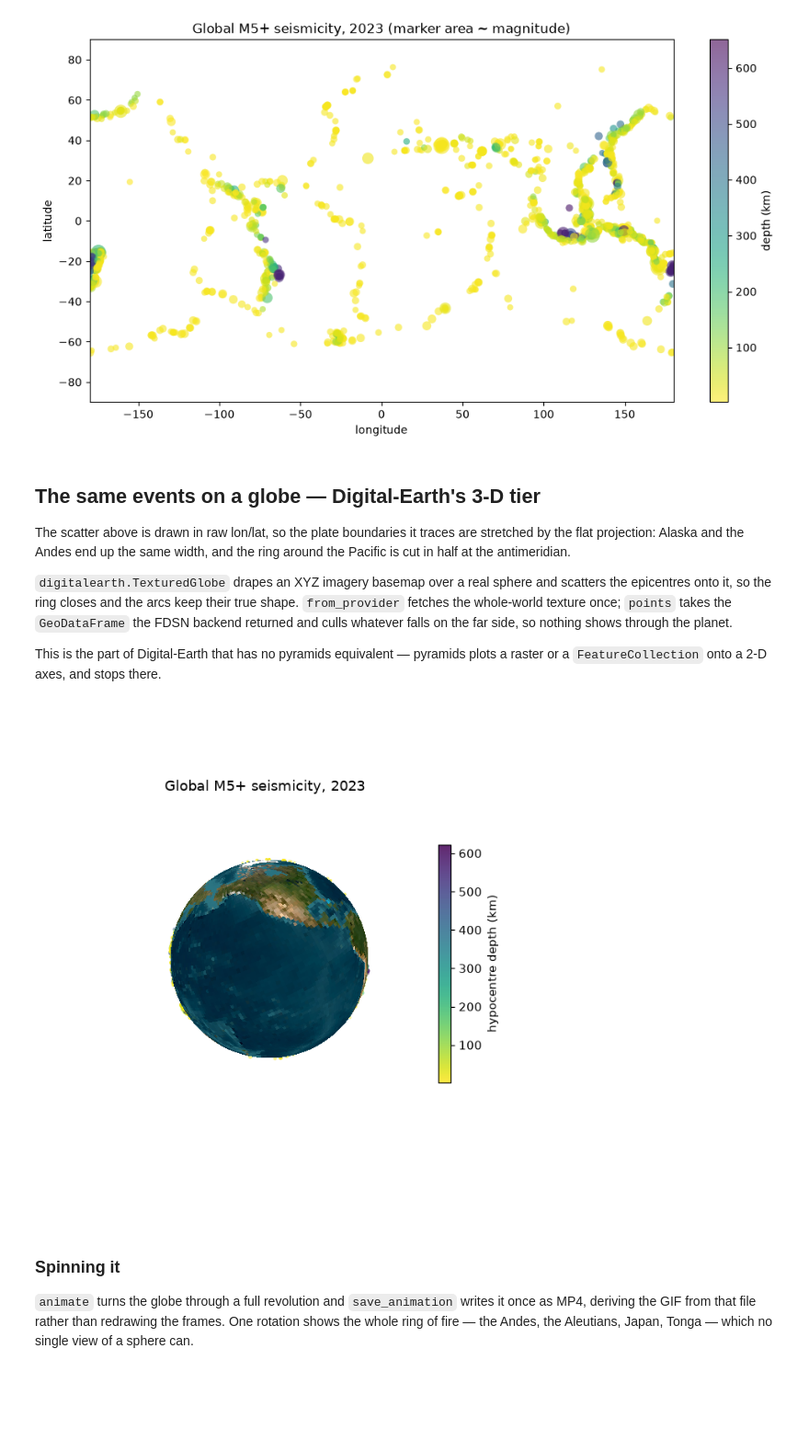
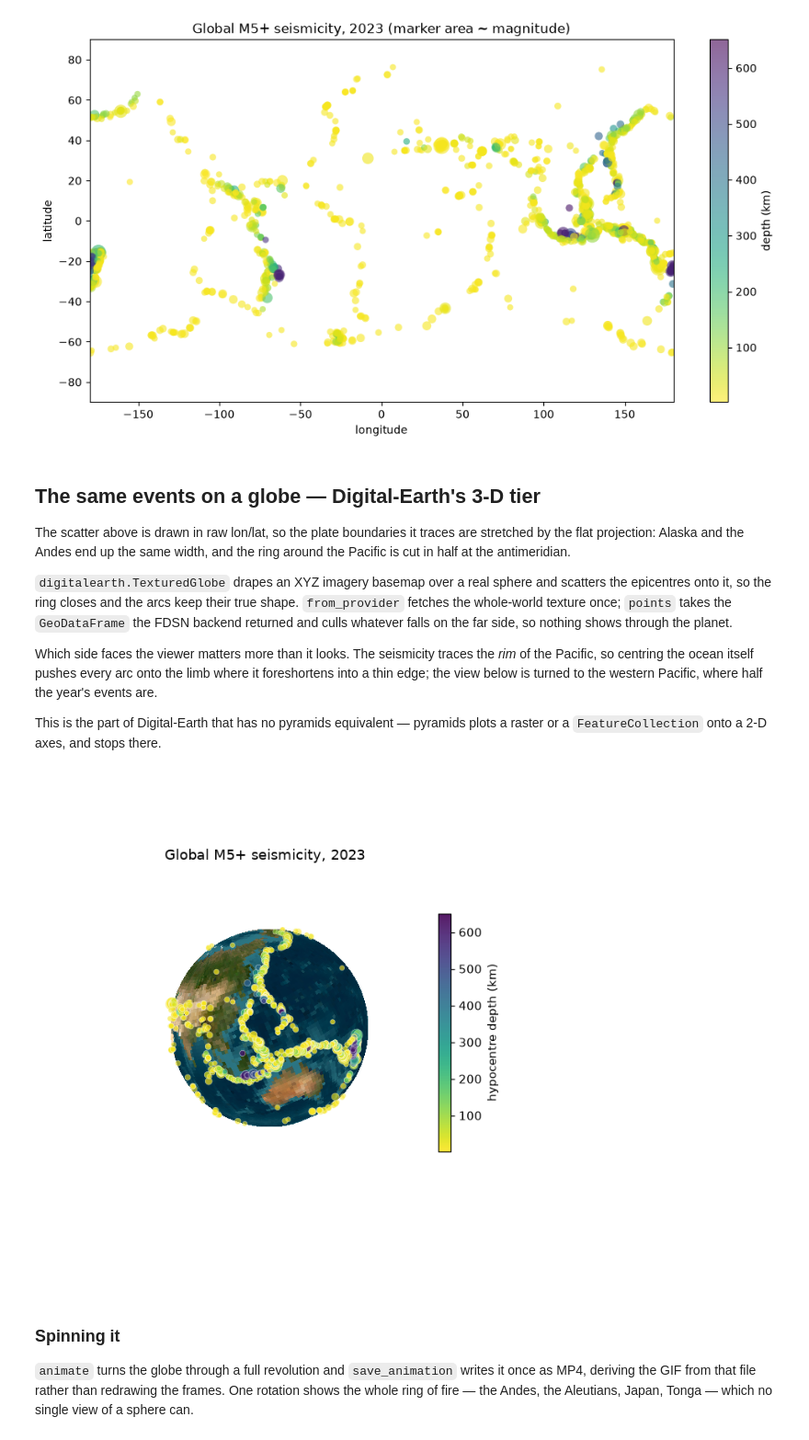
Before and after one commit to serapeum-org/earth2observe, a Jupyter notebook: docs/examples/fdsn/global_seismicity_map.ipynb, the cells around one changed output. Shown at 92% size. Drawn from its saved outputs; the diff is of its cells as text; code cells hidden in the pictures; blank space fills up the shorter version.

```diff
--- a/docs/examples/fdsn/global_seismicity_map.ipynb
+++ b/docs/examples/fdsn/global_seismicity_map.ipynb
@@ -83,34 +83,43 @@ onto it, so the ring closes and the arcs keep their true shape. `from_provider`
 texture once; `points` takes the `GeoDataFrame` the FDSN backend returned and culls whatever falls on the
 far side, so nothing shows through the planet.
 
+Which side faces the viewer matters more than it looks. The seismicity traces the *rim* of the Pacific,
+so centring the ocean itself pushes every arc onto the limb where it foreshortens into a thin edge; the
+view below is turned to the western Pacific, where half the year's events are.
+
 This is the part of Digital-Earth that has no pyramids equivalent — pyramids plots a raster or a
 `FeatureCollection` onto a 2-D axes, and stops there.
-# %%
-if events is not None and len(events):
-    magnitude = events['magnitude'].to_numpy()
-    depth = events['depth_km'].to_numpy()
-
-    globe = de.TexturedGlobe.from_provider(
-        'Esri.WorldImagery', texture_n_lon=1024, texture_n_lat=512, n_lon=180, n_lat=90
-    )
-    globe.draw(spin=140.0)  # spin=140 brings the Pacific ring of fire round to face us
-    quakes = globe.points(
-        events,
-        s=2 ** magnitude / 6,  # marker area ~ magnitude, as in the flat map above
-        c=depth,
-        cmap='viridis_r',
-        alpha=0.85,
-        edgecolor='none',
-        zorder=6,
-    )
-    bar = globe.fig.colorbar(quakes, ax=globe.ax, shrink=0.6, pad=0.02)
-    bar.set_label('hypocentre depth (km)')
-    globe.ax.set_title('Global M5+ seismicity, 2023')
-    globe.save(str(OUT_DIR / 'seismicity_globe.png'), dpi=110)
-    globe.close()
-    display(Image(filename=str(OUT_DIR / 'seismicity_globe.png')))
-# %% [output]
-[figure, removed]
+# %%
+if events is not None and len(events):
+    magnitude = events['magnitude'].to_numpy()
+    depth = events['depth_km'].to_numpy()
+
+    globe = de.TexturedGlobe.from_provider(
+        'Esri.WorldImagery', texture_n_lon=1024, texture_n_lat=512, n_lon=180, n_lat=90
+    )
+    # The visible meridian is about 6 - spin, so 231 centres ~135E: Japan, the
+    # Philippines, Indonesia and Tonga. That is where the events actually are --
+    # 877 of the 1778 sit between +120 and +180. Centring the open Pacific instead
+    # puts the whole ring of fire on the limb, edge-on and unreadable.
+    globe.draw(spin=231.0)
+    quakes = globe.points(
+        events,
+        s=2 ** magnitude / 2,   # marker area ~ magnitude, as in the flat map above
+        c=depth,
+        cmap='viridis_r',
+        alpha=0.9,
+        edgecolor='white',      # a hairline outline, or a deep (dark) quake vanishes into the ocean
+        linewidth=0.3,
+        altitude=0.02,          # lift them clear of the sphere's own facets
+    )
+    bar = globe.fig.colorbar(quakes, ax=globe.ax, shrink=0.6, pad=0.02)
+    bar.set_label('hypocentre depth (km)')
+    globe.ax.set_title('Global M5+ seismicity, 2023')
+    globe.save(str(OUT_DIR / 'seismicity_globe.png'), dpi=110)
+    globe.close()
+    display(Image(filename=str(OUT_DIR / 'seismicity_globe.png')))
+# %% [output]
+[figure, added]
 # %% [markdown]
 ### Spinning it
 
```
Also changed, not shown: parts of 3 cells of this notebook.
